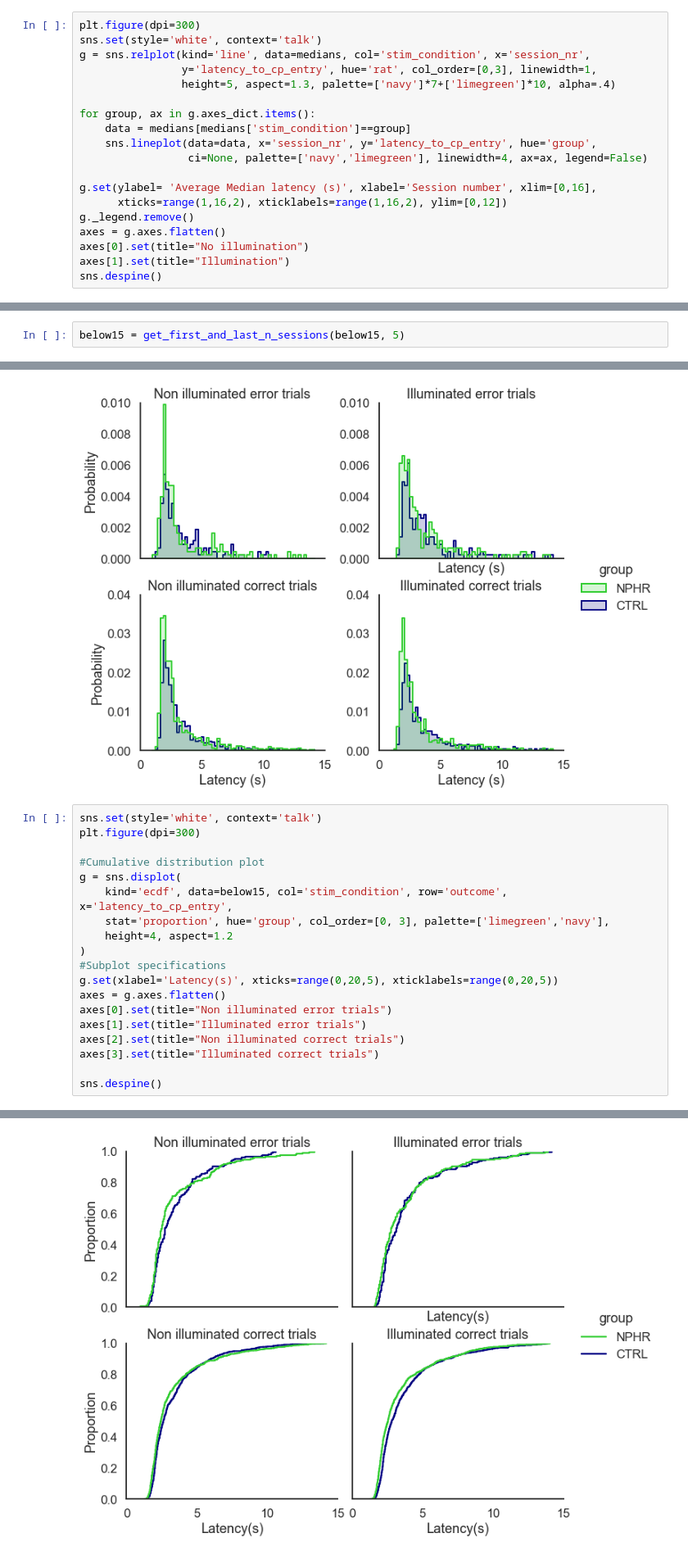
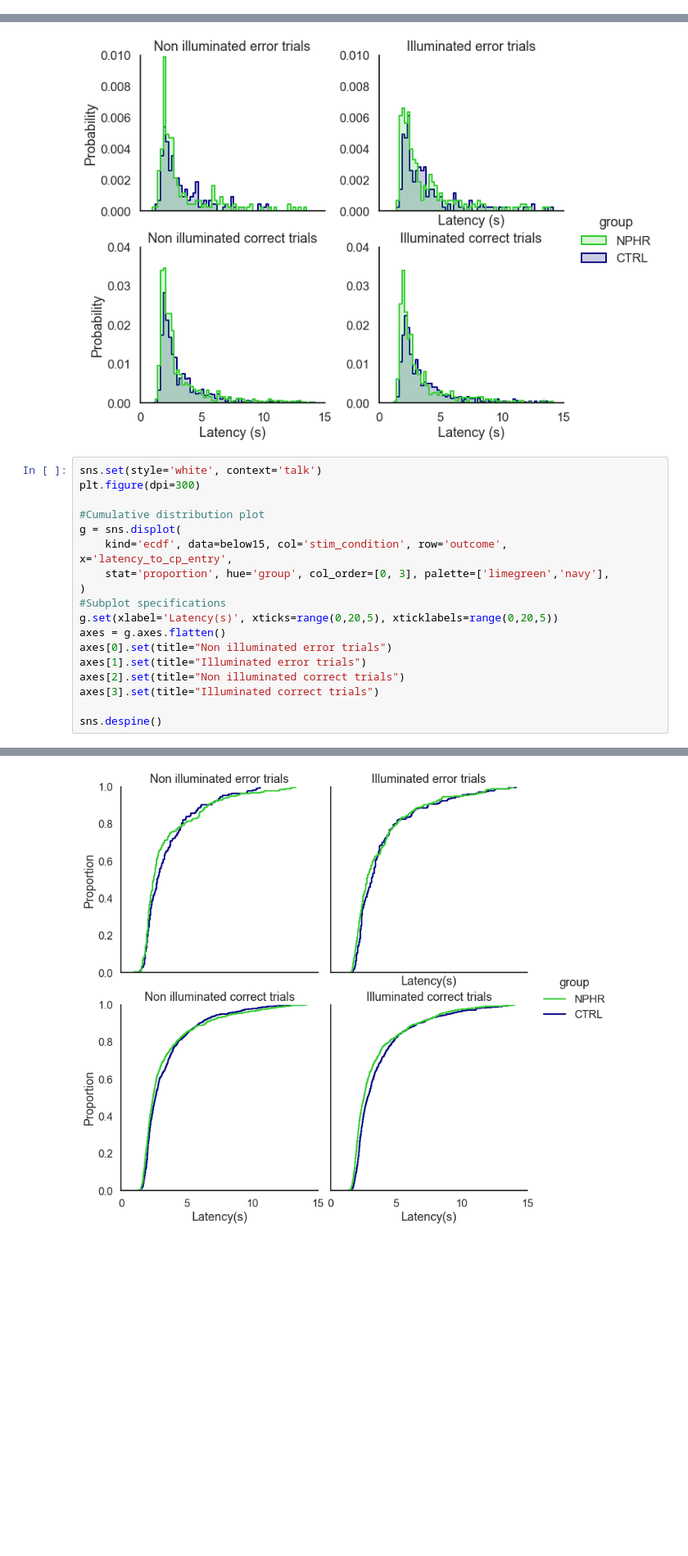
Before and after one commit to anasofiacc/cingulate_silencing_analysis, a Jupyter notebook: C. Latency until choice point entry distributions.ipynb, the cells around one changed output, grey strips where cells are left out. Shown at 82% size. Drawn from its saved outputs; the diff is of its cells as text; blank space fills up the shorter version.

```diff
--- a/C. Latency until choice point entry distributions.ipynb
+++ b/C. Latency until choice point entry distributions.ipynb
@@ -278,19 +250,0 @@ sns.despine()
-# %%
-plt.figure(dpi=300)
-sns.set(style='white', context='talk')
-g = sns.relplot(kind='line', data=medians, col='stim_condition', x='session_nr',
-                y='latency_to_cp_entry', hue='rat', col_order=[0,3], linewidth=1,
-                height=5, aspect=1.3, palette=['navy']*7+['limegreen']*10, alpha=.4)
-
-for group, ax in g.axes_dict.items():
-    data = medians[medians['stim_condition']==group]
-    sns.lineplot(data=data, x='session_nr', y='latency_to_cp_entry', hue='group',
-                 ci=None, palette=['navy','limegreen'], linewidth=4, ax=ax, legend=False)
-
-g.set(ylabel= 'Average Median latency (s)', xlabel='Session number', xlim=[0,16],
-      xticks=range(1,16,2), xticklabels=range(1,16,2), ylim=[0,12])
-g._legend.remove()
-axes = g.axes.flatten()
-axes[0].set(title="No illumination")
-axes[1].set(title="Illumination")
-sns.despine()
@@ -308,2 +250,0 @@ def get_first_and_last_n_sessions(df, n):
-# %%
-below15 = get_first_and_last_n_sessions(below15, 5)
@@ -576,25 +531,24 @@ sns.despine()
 # %%
 sns.set(style='white', context='talk')
 plt.figure(dpi=300)
 
 #Cumulative distribution plot
 g = sns.displot(
     kind='ecdf', data=below15, col='stim_condition', row='outcome', x='latency_to_cp_entry',
     stat='proportion', hue='group', col_order=[0, 3], palette=['limegreen','navy'],
-    height=4, aspect=1.2
 )
 #Subplot specifications
 g.set(xlabel='Latency(s)', xticks=range(0,20,5), xticklabels=range(0,20,5))
 axes = g.axes.flatten()
 axes[0].set(title="Non illuminated error trials")
 axes[1].set(title="Illuminated error trials")
 axes[2].set(title="Non illuminated correct trials")
 axes[3].set(title="Illuminated correct trials")
 
 sns.despine()
 # %% [output]
 <Figure size 1800x1200 with 0 Axes>
-[figure, old version]
+[figure, new version]
 # %% [markdown]
 ### Inference testing on latency to choice point distributions within group
 # %% [markdown]
```
Also changed, not shown: parts of 60 cells of this notebook, 5 other files.
